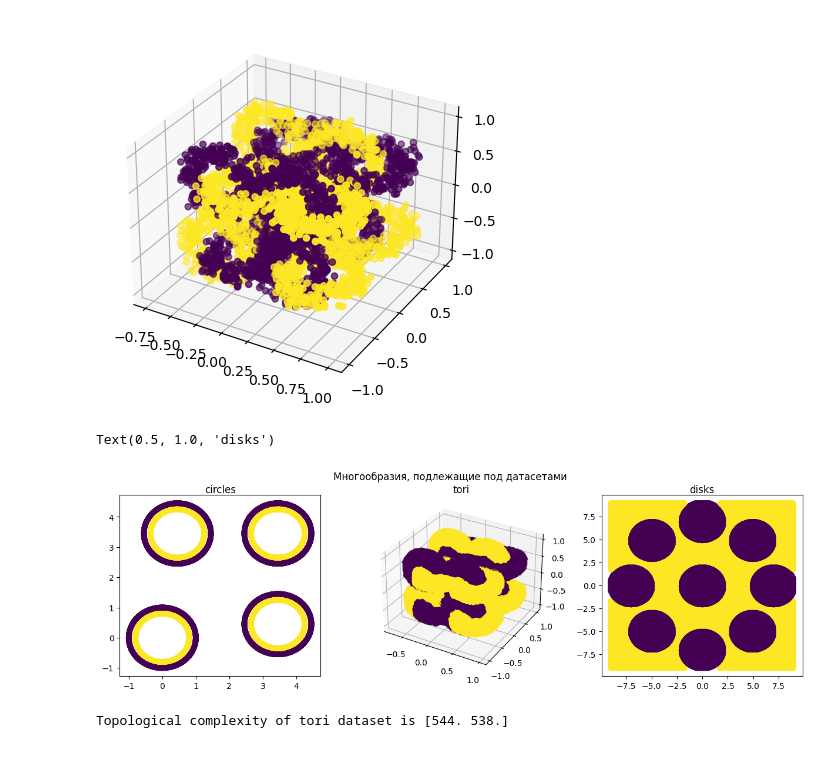
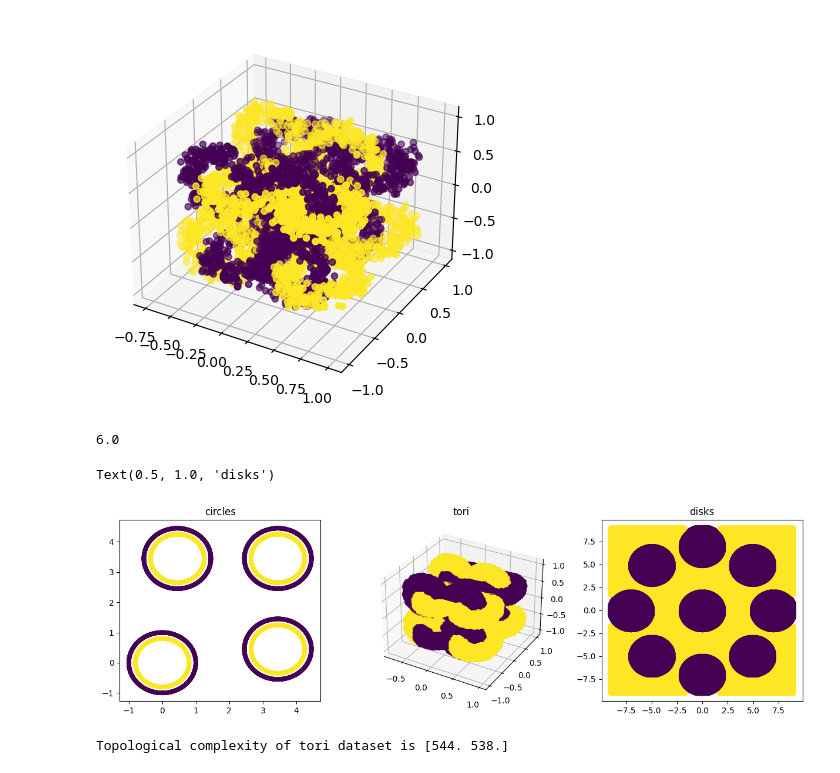
Before and after one commit to Snopoff/Masters-Thesis, a Jupyter notebook: notebooks/activations.ipynb, the cells around one changed output. Saved outputs shown, nothing was run; the diff lists cells and outputs as text; code cells hidden in the pictures.

```diff
--- a/notebooks/activations.ipynb
+++ b/notebooks/activations.ipynb
@@ -196,24 +196,28 @@ tori = Tori()
 _ = tori.plot_data()
 # %% [output]
 [figure]
+# %%
+plt.rcParams['lines.markersize']
+# %% [output]
+6.0
 # %%
 fig = plt.figure(figsize=(15,4))
-fig.suptitle('Многообразия, подлежащие под датасетами')
+#fig.suptitle('Многообразия, подлежащие под датасетами')
 ax = fig.add_subplot(1,3,1)
 circles = Circles()
-ax.scatter(circles.X[:,0], circles.X[:,1], c=circles.y)
-ax.set_title('circles', pad=-10)
+ax.scatter(circles.X[:,0], circles.X[:,1], c=circles.y, s=20)
+ax.set_title('circles')
 ax = fig.add_subplot(1,3,2, projection='3d')
 tori = Tori(samples=15000)
 ax.scatter(tori.X[:,0], tori.X[:,1], tori.X[:,2], c=tori.y)
-ax.set_title('tori', pad=-10)
+ax.set_title('tori')
 ax = fig.add_subplot(1,3,3)
 disks = Disks(res=0.05)
 ax.scatter(disks.X[:,0], disks.X[:,1], c=disks.y)
-ax.set_title('disks', pad=-10)
+ax.set_title('disks')
 # %% [output]
 Text(0.5, 1.0, 'disks')
-[figure, old version]
+[figure, new version]
 # %%
 fig.savefig('data_manifolds.png')
 # %%
```
Also changed, not shown: parts of 4 cells of this notebook, 6 other files.
